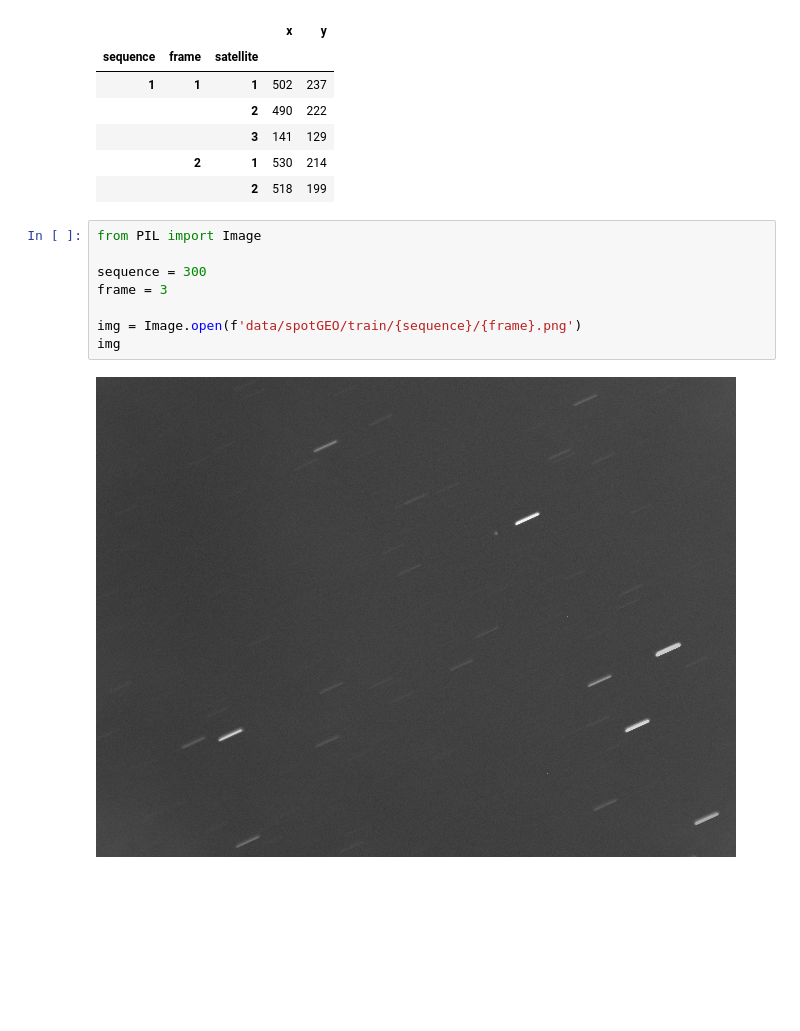
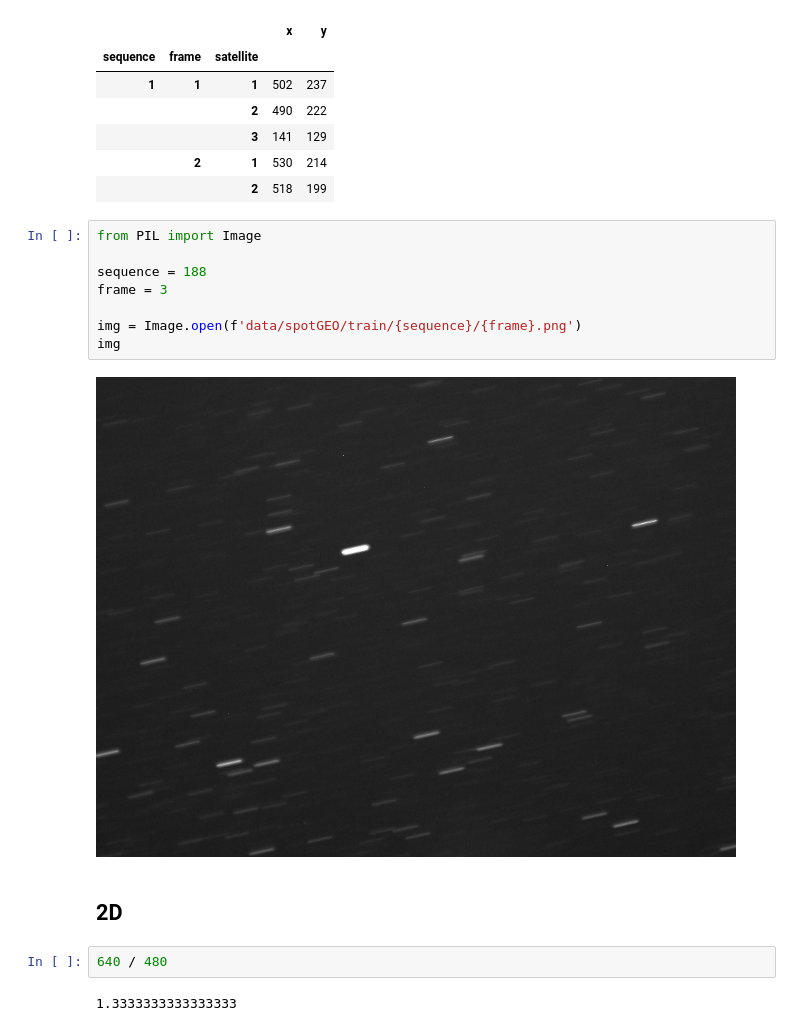
Before and after one commit to MaxHalford/spotgeo-challenge, a Jupyter notebook: Untitled.ipynb, the cells around one changed output. Saved outputs shown, nothing was run; the diff lists cells and outputs as text; blank space fills up the shorter version.

```diff
--- a/Untitled.ipynb
+++ b/Untitled.ipynb
@@ -33,10 +34,16 @@ sats.head()
 # %%
 from PIL import Image
 
-sequence = 300
+sequence = 188
 frame = 3
 
 img = Image.open(f'data/spotGEO/train/{sequence}/{frame}.png')
 img
 # %% [output]
-[figure, old version]
+[figure, new version]
+# %% [markdown]
+## 2D
+# %%
+640 / 480
+# %% [output]
+1.3333333333333333
```
Also changed, not shown: parts of 9 cells of this notebook, 5 other files.
